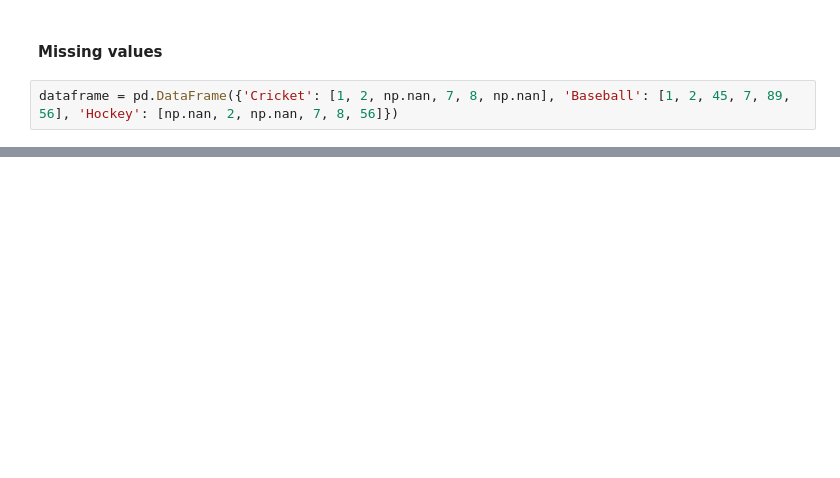
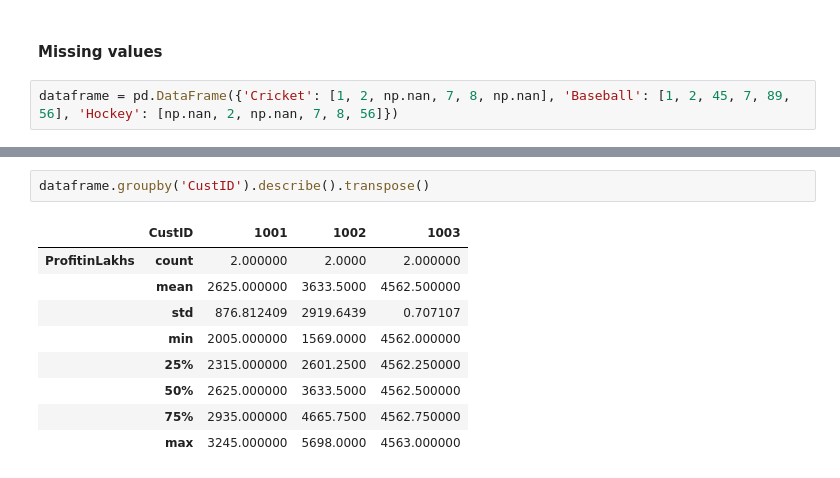
Before and after one commit to imhemantchaubey-zz/pandas-resources, a Jupyter notebook: pandas.ipynb, the cells around one changed output, grey strips where cells are left out. Cells and saved outputs as stored; diff of their text form; blank space fills up the shorter version.

```diff
--- a/pandas.ipynb
+++ b/pandas.ipynb
@@ -182,0 +627,12 @@ dataframe['Cricket'].fillna(value=dataframe['Cricket'].mean())
+# %%
+dataframe.groupby('CustID').describe().transpose()
+# %% [output]
+|  | CustID | 1001 | 1002 | 1003 |
+| ProfitinLakhs | count | 2.000000 | 2.0000 | 2.000000 |
+|  | mean | 2625.000000 | 3633.5000 | 4562.500000 |
+|  | std | 876.812409 | 2919.6439 | 0.707107 |
+|  | min | 2005.000000 | 1569.0000 | 4562.000000 |
+|  | 25% | 2315.000000 | 2601.2500 | 4562.250000 |
+|  | 50% | 2625.000000 | 3633.5000 | 4562.500000 |
+|  | 75% | 2935.000000 | 4665.7500 | 4562.750000 |
+|  | max | 3245.000000 | 5698.0000 | 4563.000000 |
```
Also changed, not shown: parts of 60 cells of this notebook.
